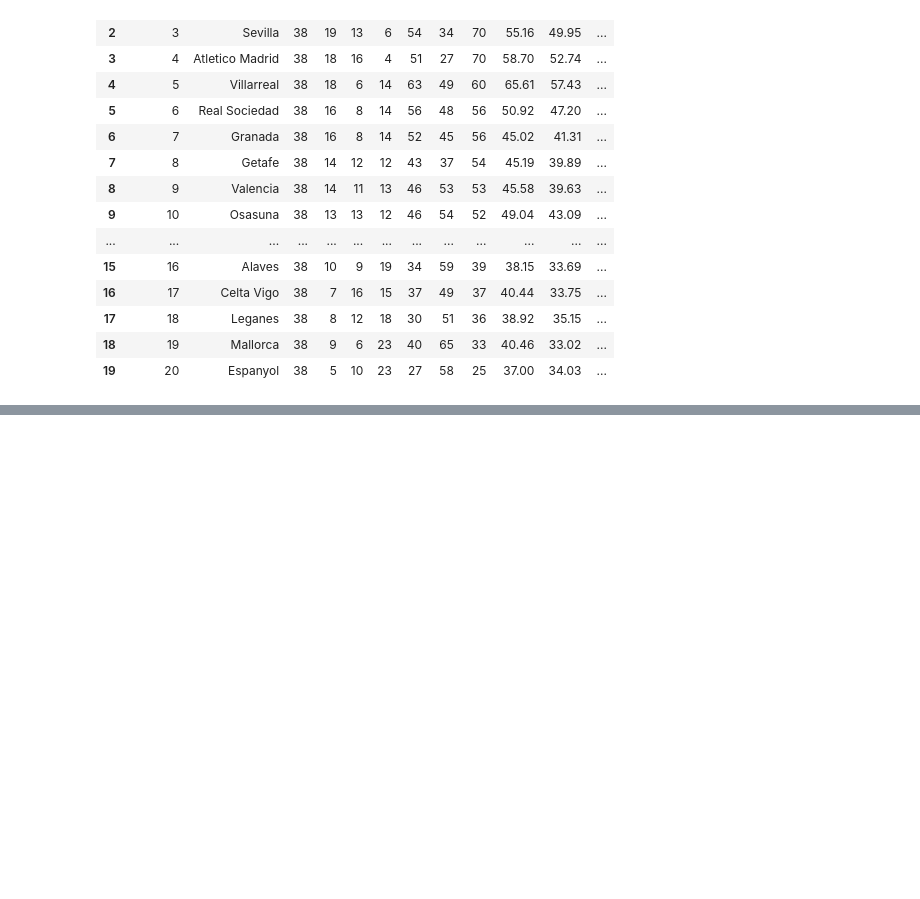
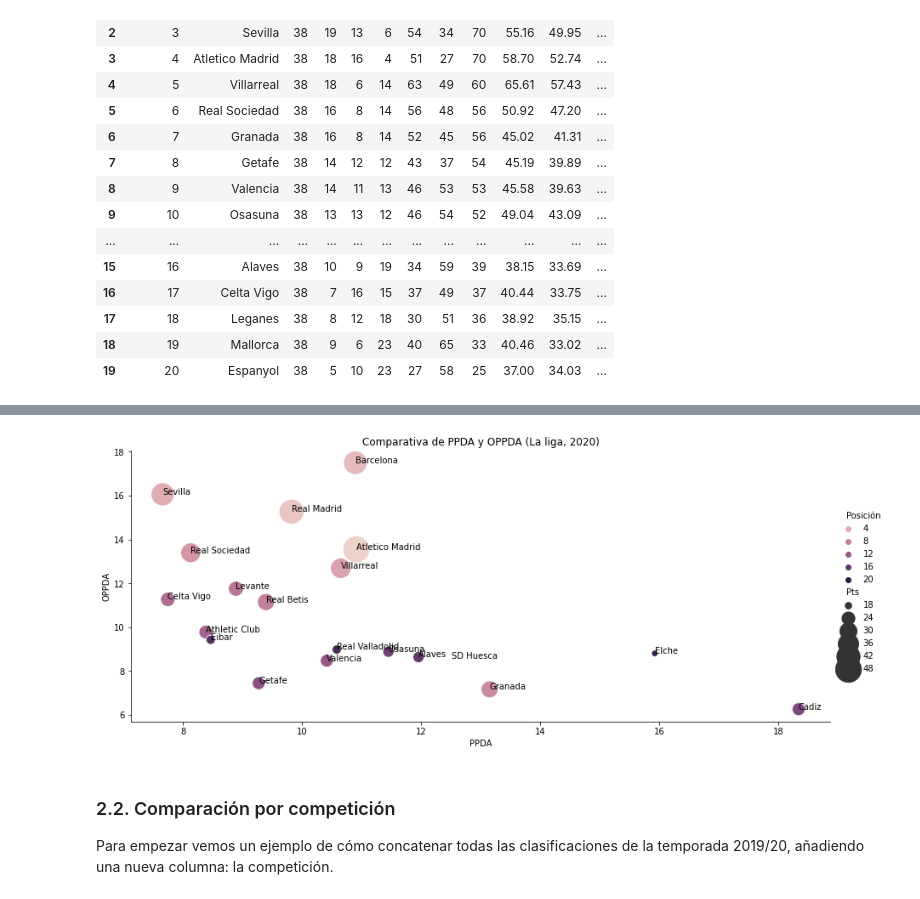
Before and after one commit to victorballesteros8/understat-futbol, a Jupyter notebook: Understat.ipynb, the cells around one changed output, grey strips where cells are left out. Saved outputs shown, nothing was run; the diff lists cells and outputs as text; code cells hidden in the pictures; blank space fills up the shorter version.

```diff
--- a/Understat.ipynb
+++ b/Understat.ipynb
@@ -219,0 +332,20 @@ datos_completos
+# %%
+#Esta función sirve para establecer las etiquetas en cada punto del gráfico.
+def label_point(x, y, val, ax):
+    a = pd.concat({'x': x, 'y': y, 'val': val}, axis=1)
+    for i, point in a.iterrows():
+        ax.text(point['x'], point['y'], str(point['val']))
+
+def comparacion (liga, año):
+    tabla = clasificacion(liga, año)
+    ax = sns.relplot(x=tabla.PPDA, y=tabla.OPPDA, size=tabla.Pts, sizes=(1, 1000), data=tabla, hue=tabla.Posición, aspect = 24/10)
+    plt.title('Comparativa de PPDA y OPPDA (' + liga + ', ' + año + ')')
+    label_point(tabla.PPDA, tabla.OPPDA, tabla.Equipo, plt.gca())
+    return plt.show()
+
+comparacion("La liga", "2020")
+# %% [output]
+[figure, added]
+# %% [markdown]
+### 2.2. Comparación por competición
+Para empezar vemos un ejemplo de cómo concatenar todas las clasificaciones de la temporada 2019/20, añadiendo una nueva columna: la competición.
```
Also changed, not shown: parts of 25 cells of this notebook.
